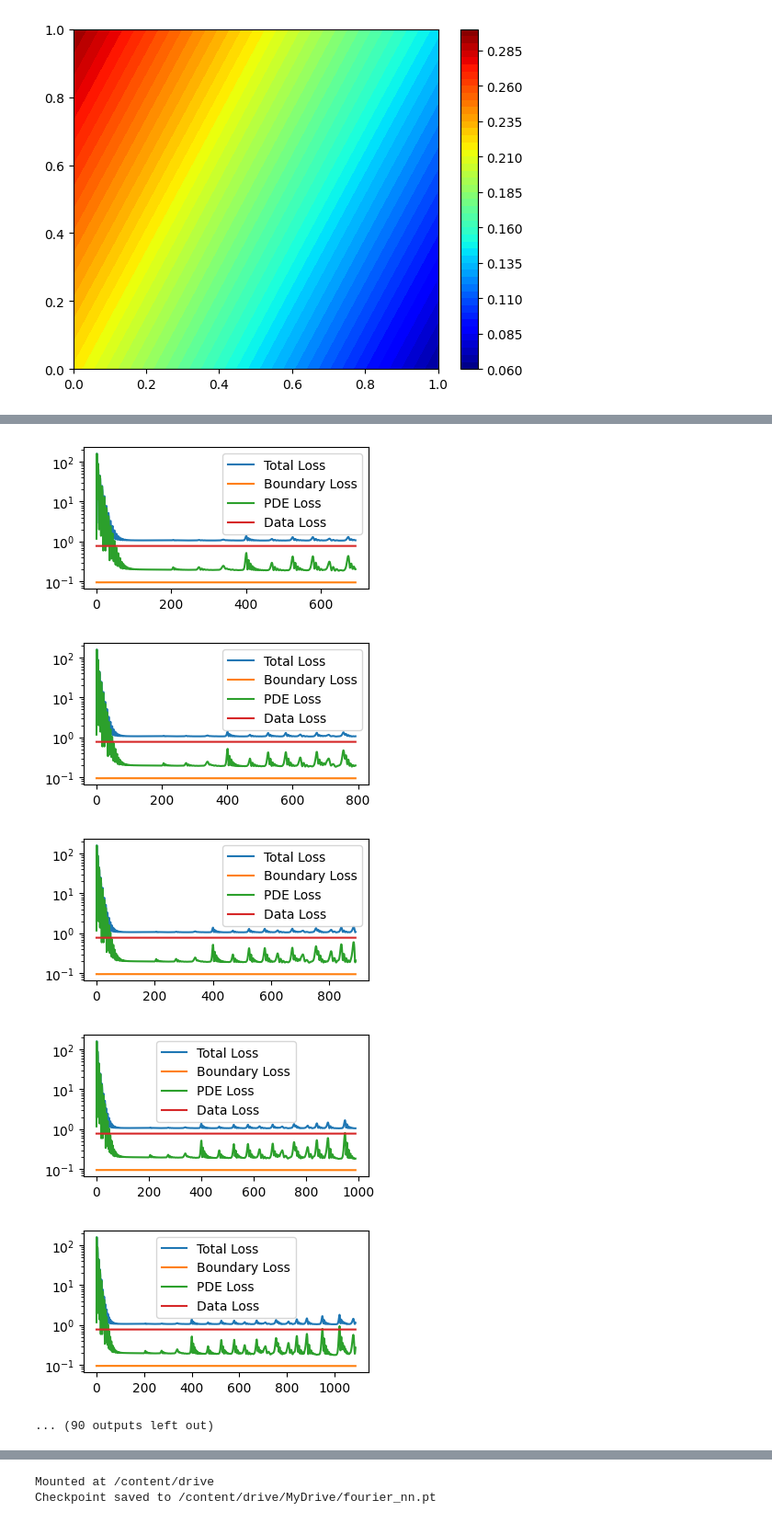
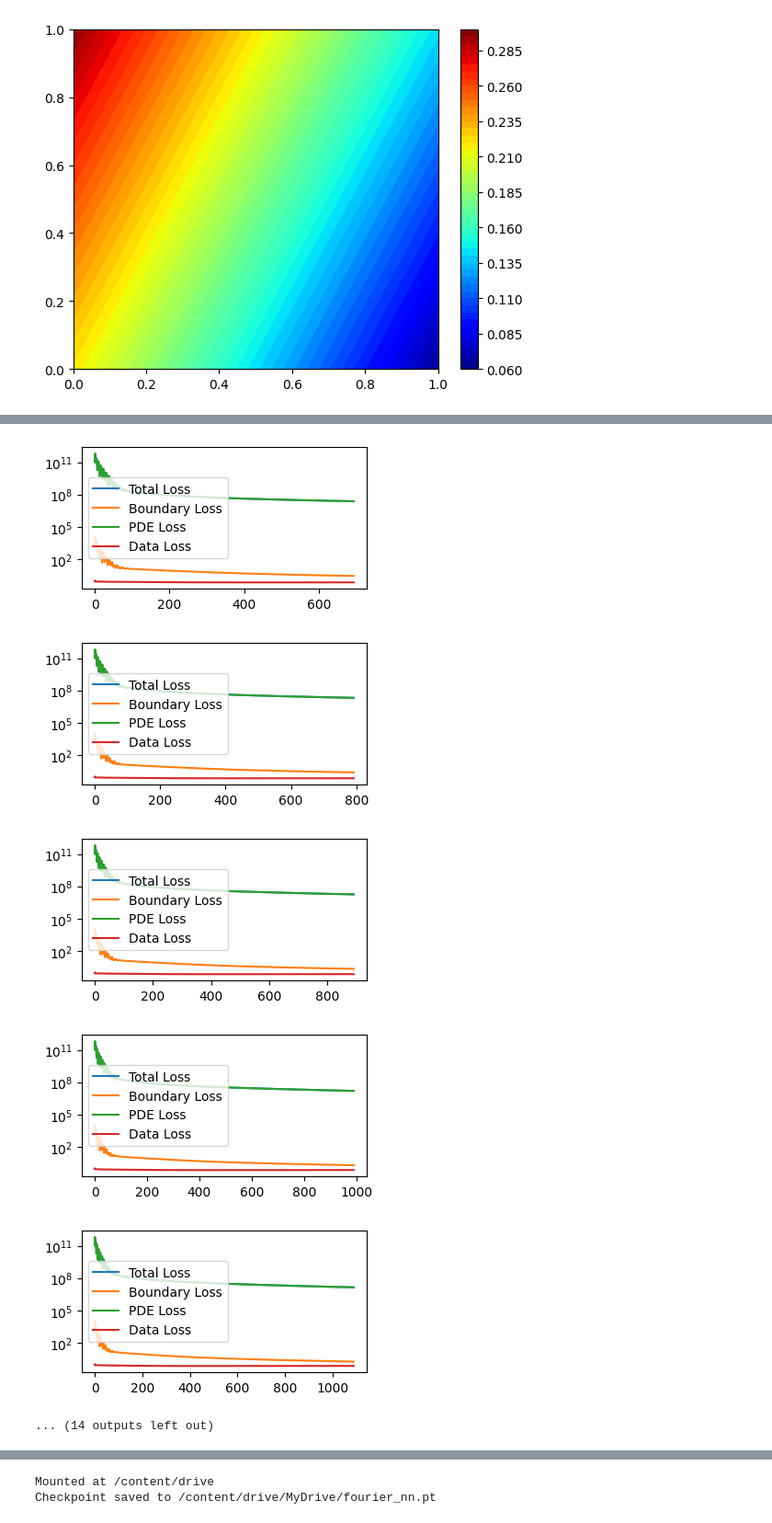
Before and after one commit to viriyadhika/CSC2539H, a Jupyter notebook: FourierPINN/FFPINN.ipynb, the cells around one changed output, grey strips where cells are left out. Shown at 92% size. Cells and saved outputs as stored; diff of their text form; code cells hidden in the pictures.

Commit message:
training script

```diff
--- a/FourierPINN/FFPINN.ipynb
+++ b/FourierPINN/FFPINN.ipynb
@@ -183,7 +183,7 @@ class PINNLoss(nn.Module):
     def __init__(self) -> None:
         super().__init__()
 
-    def forward(self, mlp: MLP, wave_data: WaveData) -> tuple[torch.Tensor, torch.Tensor, torch.Tensor]:
+    def forward(self, mlp: nn.Module, wave_data: WaveData) -> tuple[torch.Tensor, torch.Tensor, torch.Tensor]:
         # Data loss
         u_data = mlp(wave_data.x_data, wave_data.t_data)
         data_loss = torch.mean((u_data - wave_data.y_data)**2)
@@ -381,12 +378,12 @@ class FFMLP(nn.Module):
         y = self.ff(y)
         return y
 # %%
-ffmlp = FFMLP(sigma=2).to(device)
+ffmlp = FFMLP(sigmas=[1.0, 10.0, 50.0]).to(device)
 
 optimizer = torch.optim.Adam(ffmlp.parameters())
 criterion = PINNLoss()
 # %%
-optimizer = torch.optim.Adam(ffmlp.parameters(),  lr=5e-5)
+optimizer = torch.optim.Adam(ffmlp.parameters())
 # %%
-training_loop(10000, ffmlp, optimizer)
+training_loop(40000, ffmlp, optimizer)
 # %% [output]
@@ -400,9 +397,9 @@ training_loop(10000, ffmlp, optimizer)
-[figure, old version]
+[figure, new version]
-[figure, old version]
+[figure, new version]
-[figure, old version]
+[figure, new version]
-[figure, old version]
+[figure, new version]
-[figure, old version]
+[figure, new version]
-... (90 outputs left out)
+... (14 outputs left out)
 # %%
 x, t = torch.tensor(wave_raw_data.X.reshape(-1), dtype=torch.float, device=device), torch.tensor(wave_raw_data.T.reshape(-1), dtype=torch.float, device=device)
 y = ffmlp(x, t)
```
Also changed, not shown: parts of 5 cells of this notebook, 3 other files.
